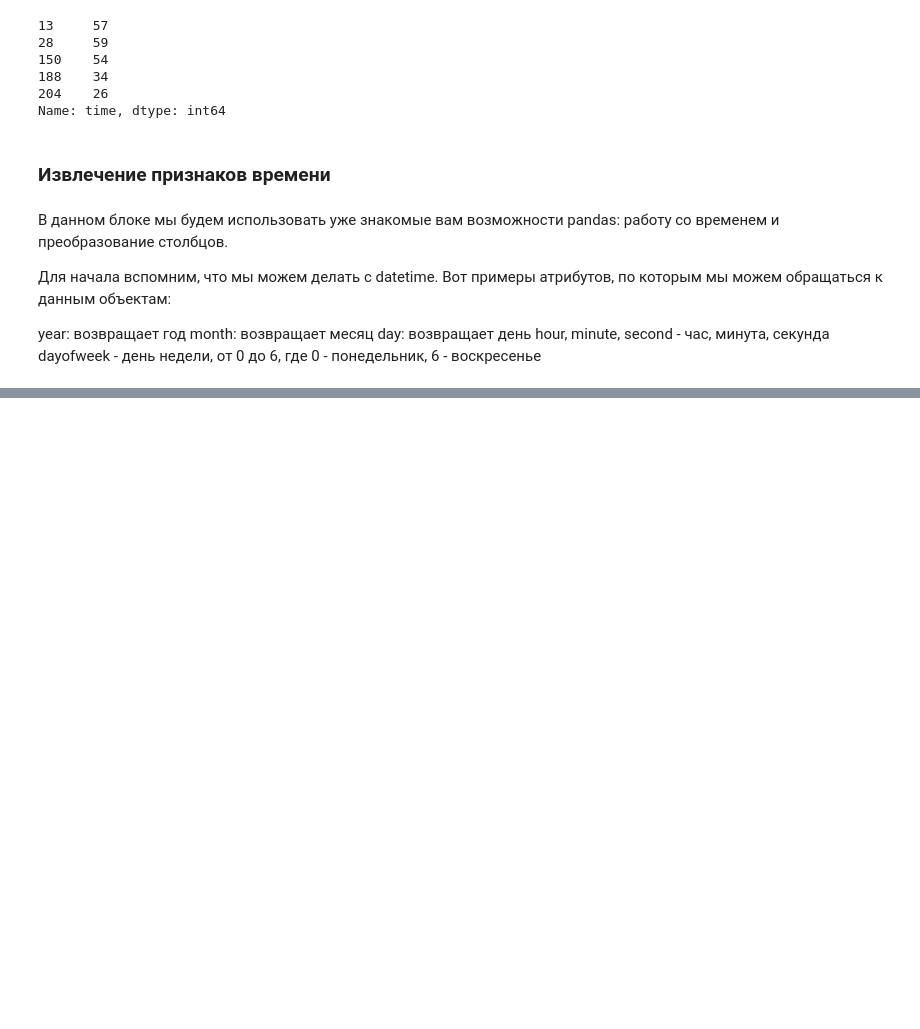
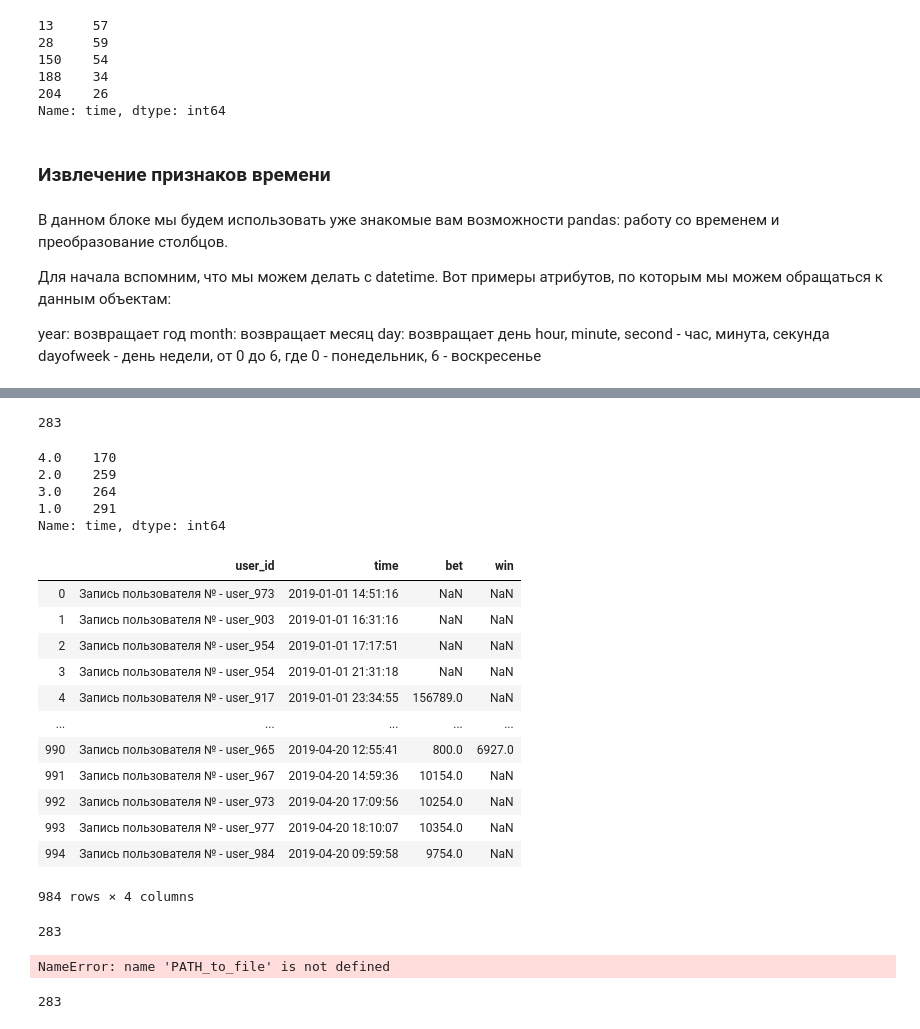
Before and after one commit to mudwater/project1, a Jupyter notebook: B5 Feature Engineering Пропуски.ipynb, the cells around one changed output, grey strips where cells are left out. Saved outputs shown, nothing was run; the diff lists cells and outputs as text; code cells hidden in the pictures; blank space fills up the shorter version.

```diff
--- a/B5 Feature Engineering Пропуски.ipynb
+++ b/B5 Feature Engineering Пропуски.ipynb
@@ -244,0 +301,40 @@ dayofweek - день недели, от 0 до 6, где 0 - понедельн
+# %%
+log = pd.read_csv("log.xls")
+log.columns = ['user_id', 'time', 'bet', 'win']
+log['time']=log['time'].str.replace('[', '')
+log['time'] = pd.to_datetime(log['time'])
+log['time'] = log.time.apply(lambda x: x.dayofweek)
+log.time.apply(lambda x: x==5 or x==6).sum()
+# %% [output]
+283
+# %%
+log = pd.read_csv("log.xls")
+log.columns = ['user_id', 'time', 'bet', 'win']
+log['time']=log['time'].str.replace('[', '')
+log['time']=pd.to_datetime(log['time']) #преобразуем к datatime
+year_column = log['time'].apply(lambda x: x.month)
+year_column.value_counts(ascending=True)
+# получилось правильный ответ 4 тк создан новый столбец!!!
+# %% [output]
+4.0    170
+2.0    259
+3.0    264
+1.0    291
+Name: time, dtype: int64
+# %%
+log = log.loc[~log.time.isna()]
+log
+# %% [output]
+|  | user_id | time | bet | win |
+| 0 | Запись пользователя № - user_973 | 2019-01-01 14:51:16 | NaN | NaN |
+| 1 | Запись пользователя № - user_903 | 2019-01-01 16:31:16 | NaN | NaN |
+| 2 | Запись пользователя № - user_954 | 2019-01-01 17:17:51 | NaN | NaN |
+| 3 | Запись пользователя № - user_954 | 2019-01-01 21:31:18 | NaN | NaN |
+| 4 | Запись пользователя № - user_917 | 2019-01-01 23:34:55 | 156789.0 | NaN |
+| ... | ... | ... | ... | ... |
+| 990 | Запись пользователя № - user_965 | 2019-04-20 12:55:41 | 800.0 | 6927.0 |
+| 991 | Запись пользователя № - user_967 | 2019-04-20 14:59:36 | 10154.0 | NaN |
+| 992 | Запись пользователя № - user_973 | 2019-04-20 17:09:56 | 10254.0 | NaN |
+| 993 | Запись пользователя № - user_977 | 2019-04-20 18:10:07 | 10354.0 | NaN |
+| 994 | Запись пользователя № - user_984 | 2019-04-20 09:59:58 | 9754.0 | NaN |
+984 rows × 4 columns
@@ -244,0 +347,28 @@ dayofweek - день недели, от 0 до 6, где 0 - понедельн
+# %%
+log = pd.read_csv("log.xls", header = None)
+log.columns = ['user_id','time','bet','win']
+# Убираем пропуски
+log =log [log ['time'].isna()==False]
+# Убираем лишнюю скобку в столбце времени
+log['time'] = log.time.apply(lambda t: t[1:])
+#Преобразуем time в формат даты и времени
+log['time'] = pd.to_datetime(log['time'], format='%Y-%m-%d %H:%M:%S')
+log['time'] = pd.to_datetime(log['time'], format='%Y-%m-%A %H:%M:%S')
+log['day'] = log['time'].dt.weekday
+log['day'].value_counts()
+log.time.dt.weekday.apply(lambda x: x==5 or x==6).sum()
+# %% [output]
+283
+# %%
+log = pd.read_csv(PATH_to_file+'log.csv', header=None)
+log.columns = ['user_id', 'time', 'bet', 'win']
+log.time.dropna(inplace=True)
+log['time'] = log['time'].apply(lambda x: x[1:])
+log['time'] = pd.to_datetime(log['time'])
+log.time.dt.weekday.apply(lambda x: 1 if x in [5,6] else 0).sum()
+# %% [output]
+NameError: name 'PATH_to_file' is not defined
+# %%
+log[log['time'].dt.dayofweek // 5 == 1].time.dt.dayofweek.count()
+# %% [output]
+283
```
Also changed, not shown: parts of 13 cells of this notebook.
